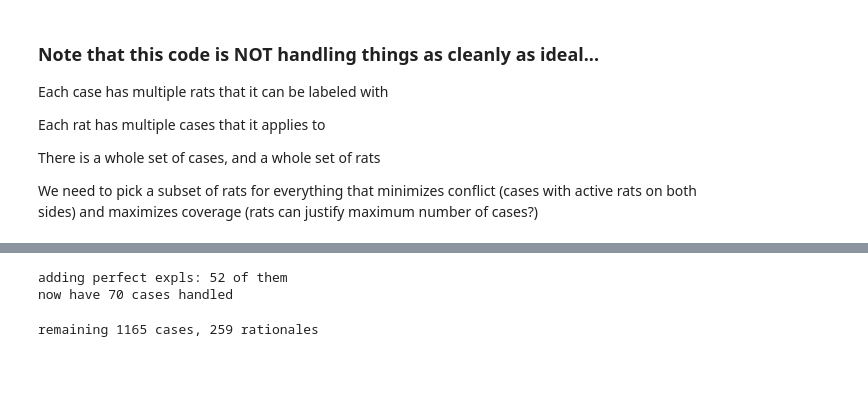
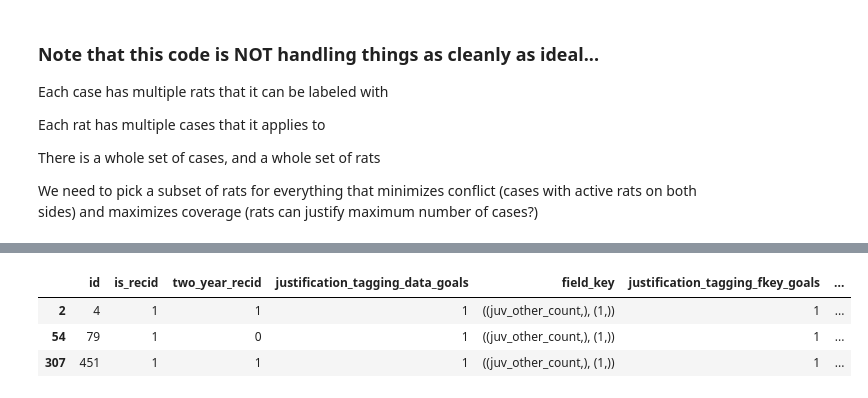
Before and after one commit to cephcyn/malicious_justif, a Jupyter notebook: expl_rat.ipynb, the cells around one changed output, grey strips where cells are left out. Drawn from its saved outputs; the diff is of its cells as text; code cells hidden in the pictures; blank space fills up the shorter version.

Commit message:
add some kind of greedy justification stripping evaluation

```diff
--- a/expl_rat.ipynb
+++ b/expl_rat.ipynb
@@ -498,18 +498,21 @@ def key_applicable(row, field_key):
 # Tag all examples from a given dataset with all field-keys that could apply to them, as well as whether the justification works for the given prediction
 # (Effectively creates an inner join with multiple matches on both sides)
 def tag_examples(data_df, data_goals, fieldkeys, fieldkeys_goals):
+    custom_data_tagging_goal = 'justification_tagging_data_goals'
+    custom_fkey_tagging_goal = 'justification_tagging_fkey_goals'
+    justification_works = 'justification_app'
     # create a clone of input data_df
     data_df = pd.DataFrame(data_df)
-    custom_tagging_goal = 'justification_tagging_data_goals'
-    data_df[custom_tagging_goal] = data_goals
+    data_df[custom_data_tagging_goal] = data_goals
     # now do tagging
     fieldkey_relevantsrc = pd.DataFrame()
     for k, kgoal in zip(fieldkeys, fieldkeys_goals):
         subset = data_df[
             data_df.apply(lambda r: key_applicable(r,k), axis='columns')
-        ][['id', justifying_field, trueresult_field, custom_tagging_goal]]
+        ][['id', justifying_field, trueresult_field, custom_data_tagging_goal]]
         subset['field_key'] = [k for _ in range(len(subset))]
-        subset[f'{justifying_field}_app'] = [(1 if e==kgoal else 0) for e in subset[custom_tagging_goal]]
+        subset[custom_fkey_tagging_goal] = [kgoal for _ in range(len(subset))]
+        subset[justification_works] = [(1 if e==kgoal else 0) for e in subset[custom_data_tagging_goal]]
         if len(subset)>0:
             fieldkey_relevantsrc = fieldkey_relevantsrc.append(subset)
     return fieldkey_relevantsrc
@@ -577,47 +531,18 @@ temp_rat_stats.sort_values([f'{justifying_field}_app_mean', f'samples'], ascendi
-# %%
-# Apply best explanation(s)...
-used_cases = []
-used_rats = []
-temp_rat_perfects = temp_rat_stats[temp_rat_stats[f'{justifying_field}_app_mean']==1]
-if len(temp_rat_perfects)>0:
-    # if there is nonzero number of perfect expls, take all perfect expls and apply them
-    print(f'adding perfect expls: {len(temp_rat_perfects)} of them')
-    temp_rat_applying = temp_rat_perfects.sort_values([f'samples'], ascending=[False])
-    for _,r in temp_rat_applying.iterrows():
-        app_ids = r[f'{justifying_field}_app_ids']
-        app_ids = [(i,works) for (i,works) in app_ids if not any(temp_rat_conclusions['id']==i)]
-        temp_rat_conclusions = temp_rat_conclusions.append(pd.DataFrame({
-            'id': [i for (i,_) in app_ids],
-            'rat_field_key': [r['field_key'] for _ in range(len(app_ids))],
-            'rat_works': [works for (_,works) in app_ids],
-        }))
-        used_cases = used_cases+[i for (i,_) in app_ids]
-        used_rats = used_rats+[rat for rat in temp_rat_perfects['field_key']]
-elif len(temp_rat_stats)>0:
-    # Otherwise, take the top effective one and apply it
-    print(f'adding top non-perfect expl')
-    temp_rat_applying = temp_rat_stats.sort_values([f'{justifying_field}_app_mean', f'samples'], ascending=[False, False])
-    r = temp_rat_applying.iloc[0]
-    app_ids = r[f'{justifying_field}_app_ids']
-    app_ids = [(i,works) for (i,works) in app_ids if (i not in temp_rat_conclusions['id'])]
-    temp_rat_conclusions = temp_rat_conclusions.append(pd.DataFrame({
-        'id': [i for (i,_) in app_ids],
-        'rat_field_key': [r['field_key'] for _ in range(len(app_ids))],
-        'rat_works': [works for (_,works) in app_ids],
-    }))
-    used_cases = [i for (i,_) in app_ids]
-    used_rats = [rat for rat in temp_rat_perfects['field_key']]
-print(f'now have {len(temp_rat_conclusions)} cases handled')
-# %% [output]
-adding perfect expls: 52 of them
-now have 70 cases handled
-# %%
-# Remove cases that have been explained, rationales that have been used
-temp_cases = temp_cases[[
-    (not (i in used_cases))
-    for i in temp_cases['id']
-]]
-
-print(f'remaining {len(temp_cases)} cases, {len(temp_rats)} rationales')
-# %% [output]
-remaining 1165 cases, 259 rationales
+# %%
+temp_cases = pd.DataFrame(filter_data_df_test)
+temp_rats = pd.DataFrame(test_rationalizations)
+temp_rats = temp_rats[temp_rats['significant_baseline']==1]
+
+temp_rats_relevantsrc = tag_examples(
+    temp_cases,
+    temp_cases[justifying_field],
+    temp_rats['field_key'],
+    temp_rats[f'{justifying_field}_rat_side']
+)
+
+temp_rats_relevantsrc[:3]
+# %% [output]
+|  | id | is_recid | two_year_recid | justification_tagging_data_goals | field_key | justification_tagging_fkey_goals | ... |
+| 2 | 4 | 1 | 1 | 1 | ((juv_other_count,), (1,)) | 1 | ... |
+| 54 | 79 | 1 | 0 | 1 | ((juv_other_count,), (1,)) | 1 | ... |
+| 307 | 451 | 1 | 1 | 1 | ((juv_other_count,), (1,)) | 1 | ... |
```
Also changed, not shown: parts of 14 cells of this notebook.
